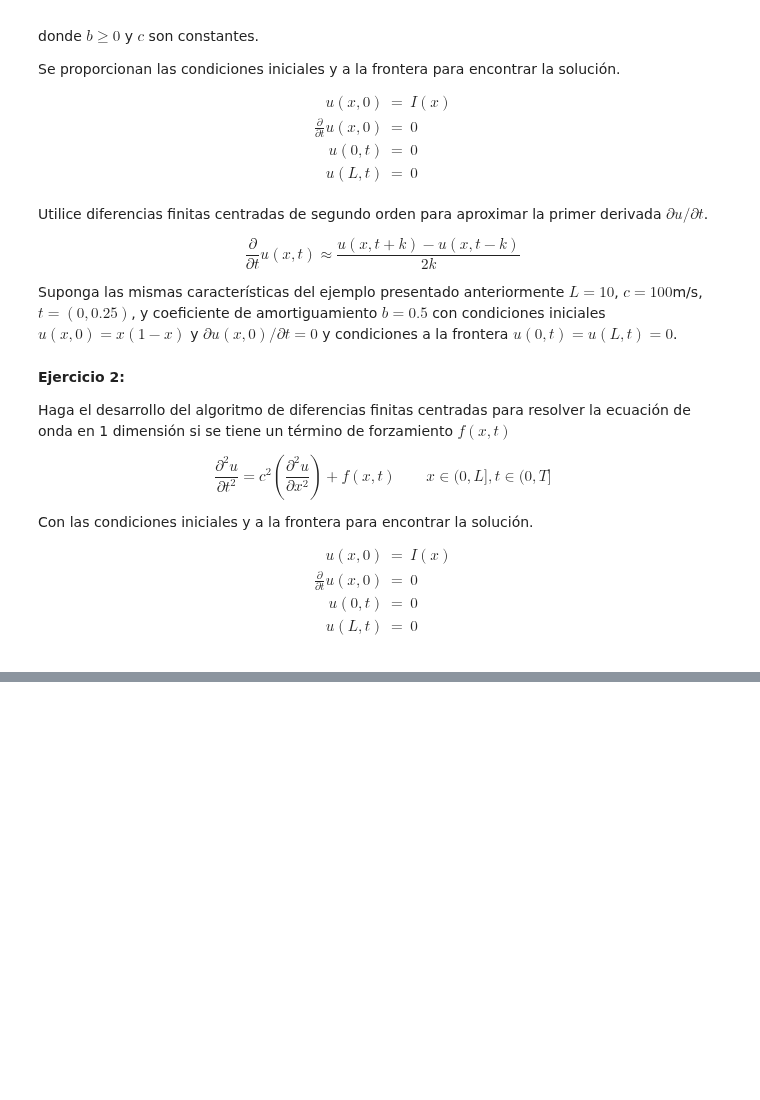
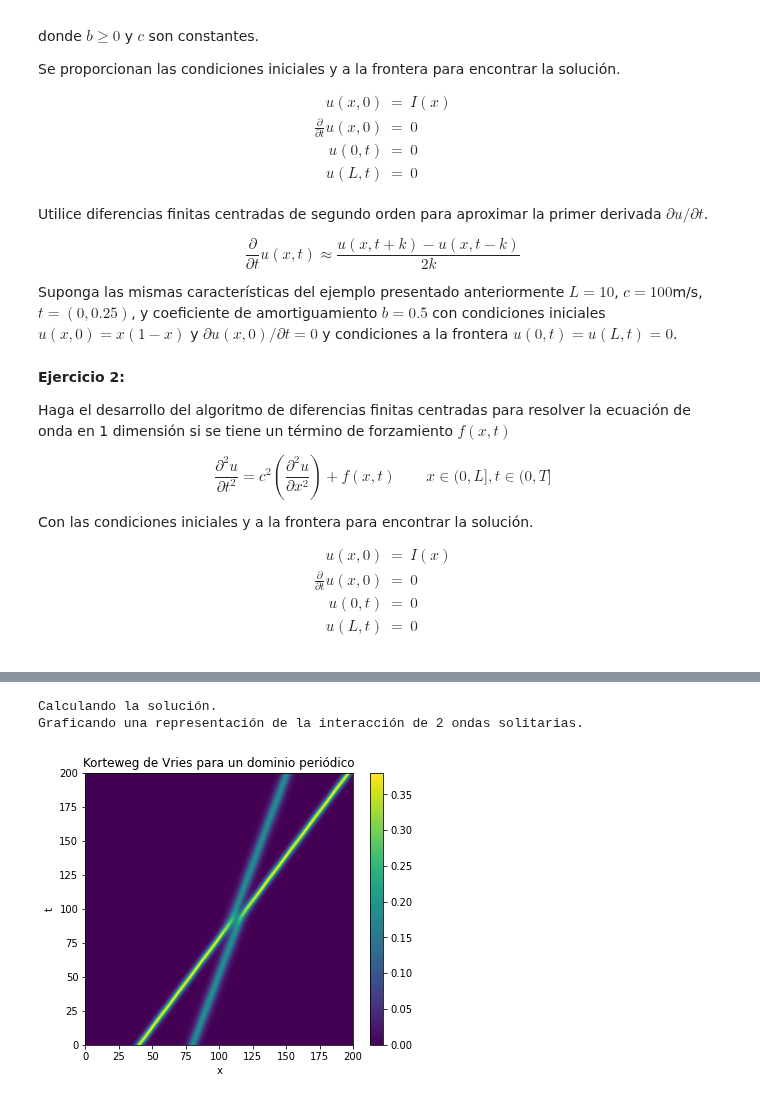
Before and after one commit to carloslizarragac/FisicaComputacional1, a Jupyter notebook: Actividad11.ipynb, the cells around one changed output, grey strips where cells are left out. Cells and saved outputs as stored; diff of their text form; code cells hidden in the pictures; blank space fills up the shorter version.

```diff
--- a/Actividad11.ipynb
+++ b/Actividad11.ipynb
@@ -343,0 +380,71 @@ u(L,t) & = & 0 \\
+# %%
+#!python
+
+import numpy as np
+from scipy.integrate import odeint
+from scipy.fftpack import diff as psdiff
+import matplotlib.pyplot as plt
+from matplotlib import cm
+from mpl_toolkits.mplot3d import Axes3D
+from mpl_toolkits.axes_grid1 import make_axes_locatable
+
+def kdv_exact(x, c):
+    """Perfil de la solución exacta de la Ecuación KdV: 1 solitón sobre el eje real"""
+    u = 0.5*c*np.cosh(0.5*np.sqrt(c)*x)**(-2)
+    return u
+
+def kdv(u, t, L):
+    """Las ecuaciones diferenciales de la ecuación KdV, discretizada en x"""
+    # Calcula las derivadas en x usando un método pseudoespectral (Transformada de Fourier)
+    # Supone tener condiciones periódicas en la dirección x
+    ux = psdiff(u, period=L)
+    uxxx = psdiff(u, period=L, order=3)
+
+    # Calcula el lado derecho de la ecuación de KdV
+    dudt = -6*u*ux - uxxx
+    return dudt
+
+def kdv_solution(u0, t, L):
+    """Utiliza la función odeint para integrar la ecuación KdV sobre un dominio periódico.
+    `u0` es la condición inicial, `t` es el arreglo de tiempos en los que se evaluará la ecuación,
+     y `L` es el tamaño del dominio periódico en x"""
+
+    sol = odeint(kdv, u0, t, args=(L,), mxstep=5000)
+    return sol
+
+if __name__ == "__main__":
+    # Define el tamaño del dominio y crea una malla discretizada.
+    L = 200.0
+    # Preferentemente N=potencia de 2^n (exigencia de la transformada rápida de Fourier FFT)
+    N = 256
+    dx = L / (N - 1.0) # dx < 0.8
+    x = np.linspace(0, (1-1.0/N)*L, N) # L < N
+
+    # Definir las condiciones iniciales
+    # Dos solitones (ondas solitarias) viajando hacia la derecha en un dominio periódico
+    u0 = kdv_exact(x-0.2*L, 0.76) + kdv_exact(x-0.4*L, 0.38)
+
+    # Definir el tamaño del dominio en el tiempo
+    # Tiempo final T
+    T = 200
+    t = np.linspace(0, T, 501)
+
+    print("Calculando la solución.")
+    sol = kdv_solution(u0, t, L)
+
+    print("Graficando una representación de la interacción de 2 ondas solitarias.")
+
+    import matplotlib.pyplot as plt
+
+    plt.figure(figsize=(6,5))
+    plt.imshow(sol[::-1, :], extent=[0,L,0,T])
+    plt.colorbar()
+    plt.xlabel('x')
+    plt.ylabel('t')
+    plt.axis('auto')
+    plt.title('Korteweg de Vries para un dominio periódico')
+    plt.show()
+# %% [output]
+Calculando la solución.
+Graficando una representación de la interacción de 2 ondas solitarias.
+[figure, added]
```
Also changed, not shown: parts of 4 cells of this notebook.
